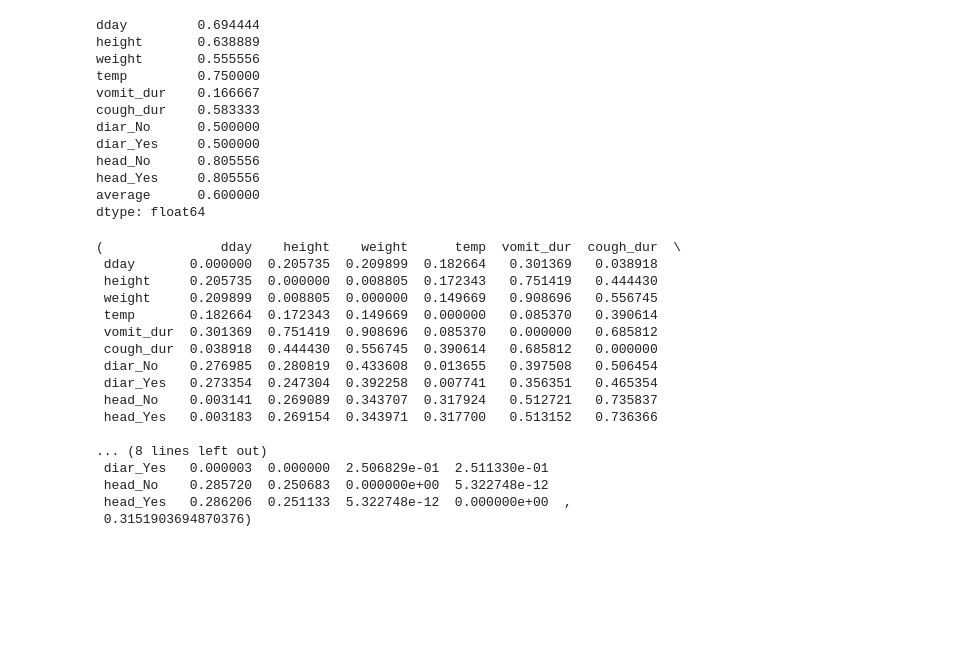
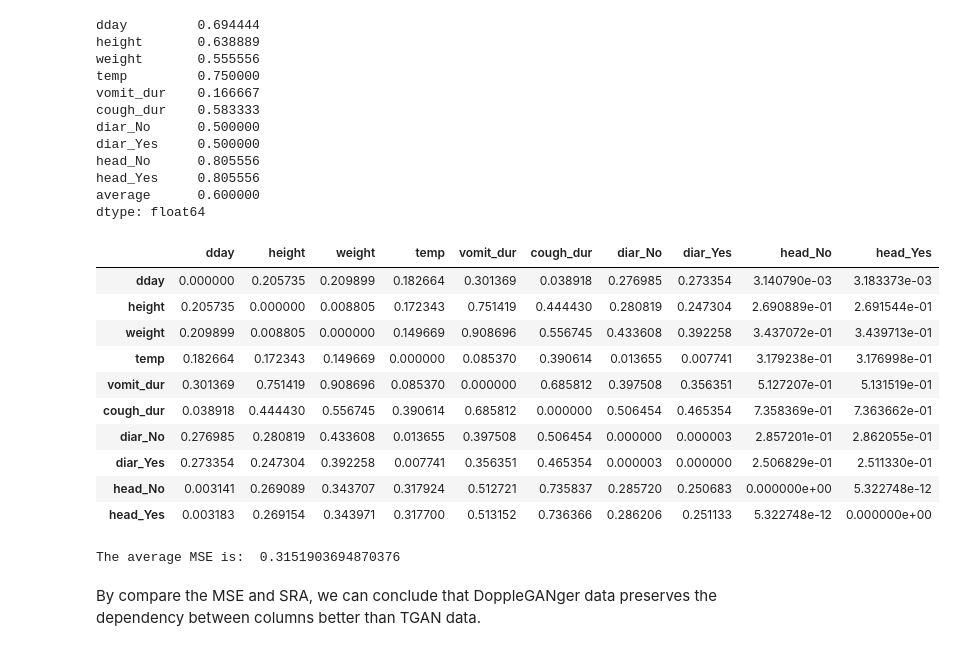
Before and after one commit to noo-rashbass/synthetic-data-service, a Jupyter notebook: Aisha/Evaluations/1.3 CorrelationTests.ipynb, the cells around one changed output. Saved outputs shown, nothing was run; the diff lists cells and outputs as text; code cells hidden in the pictures; blank space fills up the shorter version.

```diff
--- a/Aisha/Evaluations/CorrelationTests.ipynb
+++ b/Aisha/Evaluations/1.3 CorrelationTests.ipynb
@@ -236,23 +255,22 @@ head_No      0.805556
 head_Yes     0.805556
 average      0.600000
 dtype: float64
-# %%
-MSE(r_table_tgan_gen,r_table_tgan_ori)
-# %% [output]
-(               dday    height    weight      temp  vomit_dur  cough_dur  \
- dday       0.000000  0.205735  0.209899  0.182664   0.301369   0.038918
- height     0.205735  0.000000  0.008805  0.172343   0.751419   0.444430
- weight     0.209899  0.008805  0.000000  0.149669   0.908696   0.556745
- temp       0.182664  0.172343  0.149669  0.000000   0.085370   0.390614
- vomit_dur  0.301369  0.751419  0.908696  0.085370   0.000000   0.685812
- cough_dur  0.038918  0.444430  0.556745  0.390614   0.685812   0.000000
- diar_No    0.276985  0.280819  0.433608  0.013655   0.397508   0.506454
- diar_Yes   0.273354  0.247304  0.392258  0.007741   0.356351   0.465354
- head_No    0.003141  0.269089  0.343707  0.317924   0.512721   0.735837
- head_Yes   0.003183  0.269154  0.343971  0.317700   0.513152   0.736366
-
-... (8 lines left out)
- diar_Yes   0.000003  0.000000  2.506829e-01  2.511330e-01
- head_No    0.285720  0.250683  0.000000e+00  5.322748e-12
- head_Yes   0.286206  0.251133  5.322748e-12  0.000000e+00  ,
- 0.3151903694870376)
+# %%
+tgan_MSE_df, tgan_MSE_score = MSE(r_table_tgan_gen,r_table_tgan_ori)
+display(tgan_MSE_df)
+print('The average MSE is: ', tgan_MSE_score)
+# %% [output]
+|  | dday | height | weight | temp | vomit_dur | cough_dur | diar_No | diar_Yes | head_No | head_Yes |
+| dday | 0.000000 | 0.205735 | 0.209899 | 0.182664 | 0.301369 | 0.038918 | 0.276985 | 0.273354 | 3.140790e-03 | 3.183373e-03 |
+| height | 0.205735 | 0.000000 | 0.008805 | 0.172343 | 0.751419 | 0.444430 | 0.280819 | 0.247304 | 2.690889e-01 | 2.691544e-01 |
+| weight | 0.209899 | 0.008805 | 0.000000 | 0.149669 | 0.908696 | 0.556745 | 0.433608 | 0.392258 | 3.437072e-01 | 3.439713e-01 |
+| temp | 0.182664 | 0.172343 | 0.149669 | 0.000000 | 0.085370 | 0.390614 | 0.013655 | 0.007741 | 3.179238e-01 | 3.176998e-01 |
+| vomit_dur | 0.301369 | 0.751419 | 0.908696 | 0.085370 | 0.000000 | 0.685812 | 0.397508 | 0.356351 | 5.127207e-01 | 5.131519e-01 |
+| cough_dur | 0.038918 | 0.444430 | 0.556745 | 0.390614 | 0.685812 | 0.000000 | 0.506454 | 0.465354 | 7.358369e-01 | 7.363662e-01 |
+| diar_No | 0.276985 | 0.280819 | 0.433608 | 0.013655 | 0.397508 | 0.506454 | 0.000000 | 0.000003 | 2.857201e-01 | 2.862055e-01 |
+| diar_Yes | 0.273354 | 0.247304 | 0.392258 | 0.007741 | 0.356351 | 0.465354 | 0.000003 | 0.000000 | 2.506829e-01 | 2.511330e-01 |
+| head_No | 0.003141 | 0.269089 | 0.343707 | 0.317924 | 0.512721 | 0.735837 | 0.285720 | 0.250683 | 0.000000e+00 | 5.322748e-12 |
+| head_Yes | 0.003183 | 0.269154 | 0.343971 | 0.317700 | 0.513152 | 0.736366 | 0.286206 | 0.251133 | 5.322748e-12 | 0.000000e+00 |
+The average MSE is:  0.3151903694870376
+# %% [markdown]
+By compare the MSE and SRA, we can conclude that DoppleGANger data preserves the dependency between columns better than TGAN data.
```
Also changed, not shown: parts of 8 cells of this notebook, 6 other files.
